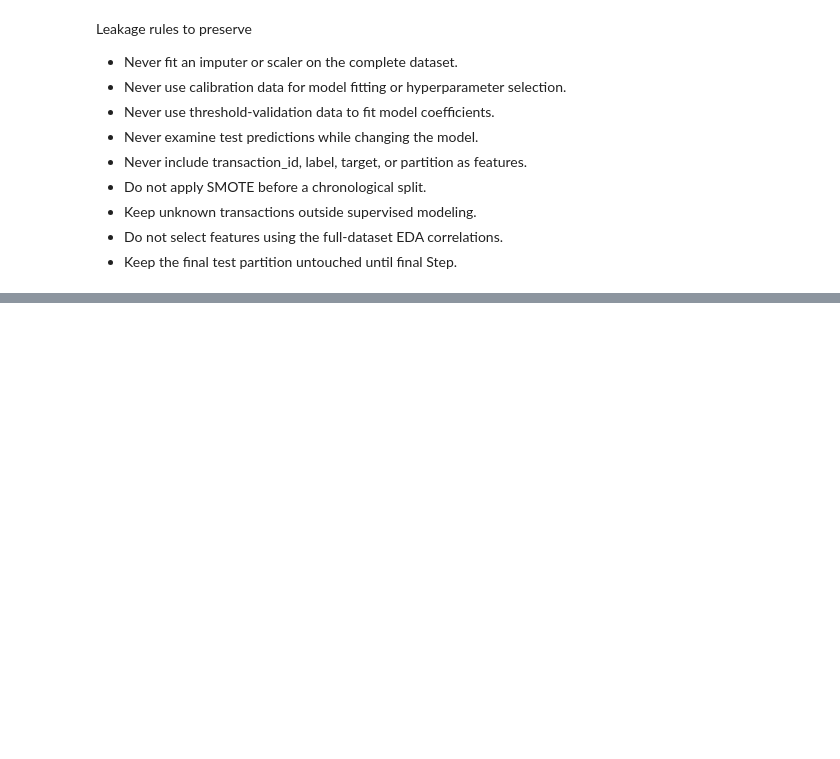
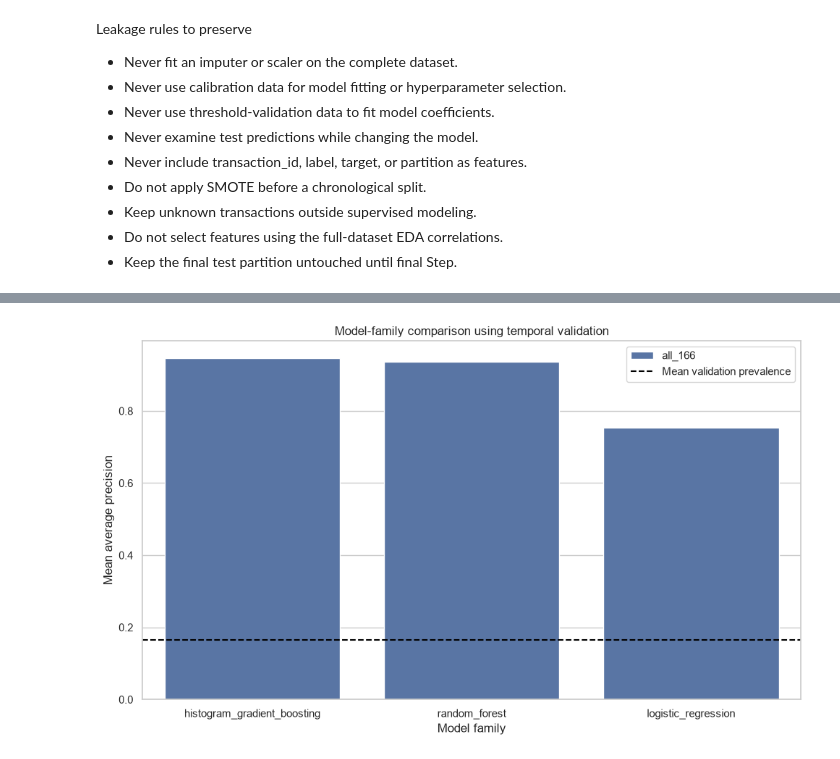
Before and after one commit to afrazahmad-hub/crypto-AML-transaction-monitoring, a Jupyter notebook: notebooks/main.ipynb, the cells around one changed output, grey strips where cells are left out. Cells and saved outputs as stored; diff of their text form; code cells hidden in the pictures; blank space fills up the shorter version.

```diff
--- a/notebooks/main.ipynb
+++ b/notebooks/main.ipynb
@@ -1729,0 +2550,4 @@ Leakage rules to preserve
+# %%
+# -1 allows random forest to use all available CPU cores.
+# Change this to 1 or 2 if the computer becomes unresponsive.
+TREE_N_JOBS = -1
@@ -1729,0 +2842,15 @@ Leakage rules to preserve
+# %%
+# Tune histogram gradient boosting
+histogram_boosting_cv_results_df = evaluate_tree_family(
+    model_family="histogram_gradient_boosting",
+    configs=HISTOGRAM_BOOSTING_CONFIGS,
+    estimator_builder=build_histogram_boosting,
+)
+
+print(
+    "Completed "
+    f"{len(histogram_boosting_cv_results_df)} "
+    "histogram-boosting evaluations."
+)
+
+display(histogram_boosting_cv_results_df.head())
@@ -1729,0 +3210,33 @@ Leakage rules to preserve
+# %%
+# Plot average precision:
+fig, ax = plt.subplots(figsize=(10, 6))
+
+comparison_plot = model_family_comparison_df.copy()
+
+sns.barplot(
+    data=comparison_plot,
+    x="model_family",
+    y="mean_average_precision",
+    hue="feature_set",
+    ax=ax,
+)
+
+ax.axhline(
+    fold_summary_df["validation_illicit_rate"].mean(),
+    color="black",
+    linestyle="--",
+    label="Mean validation prevalence",
+)
+
+ax.set(
+    title="Model-family comparison using temporal validation",
+    xlabel="Model family",
+    ylabel="Mean average precision",
+)
+
+ax.legend()
+
+plt.tight_layout()
+plt.show()
+# %% [output]
+[figure, added]
```
Also changed, not shown: parts of 44 cells of this notebook, 1 other file.
